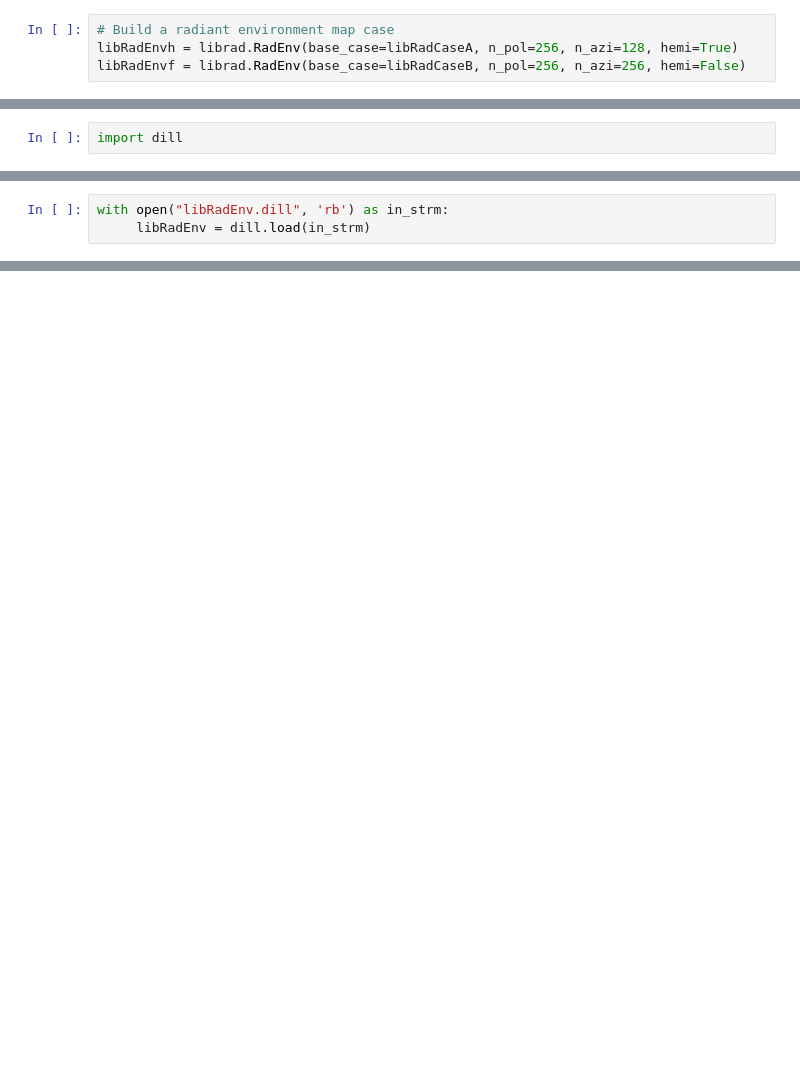
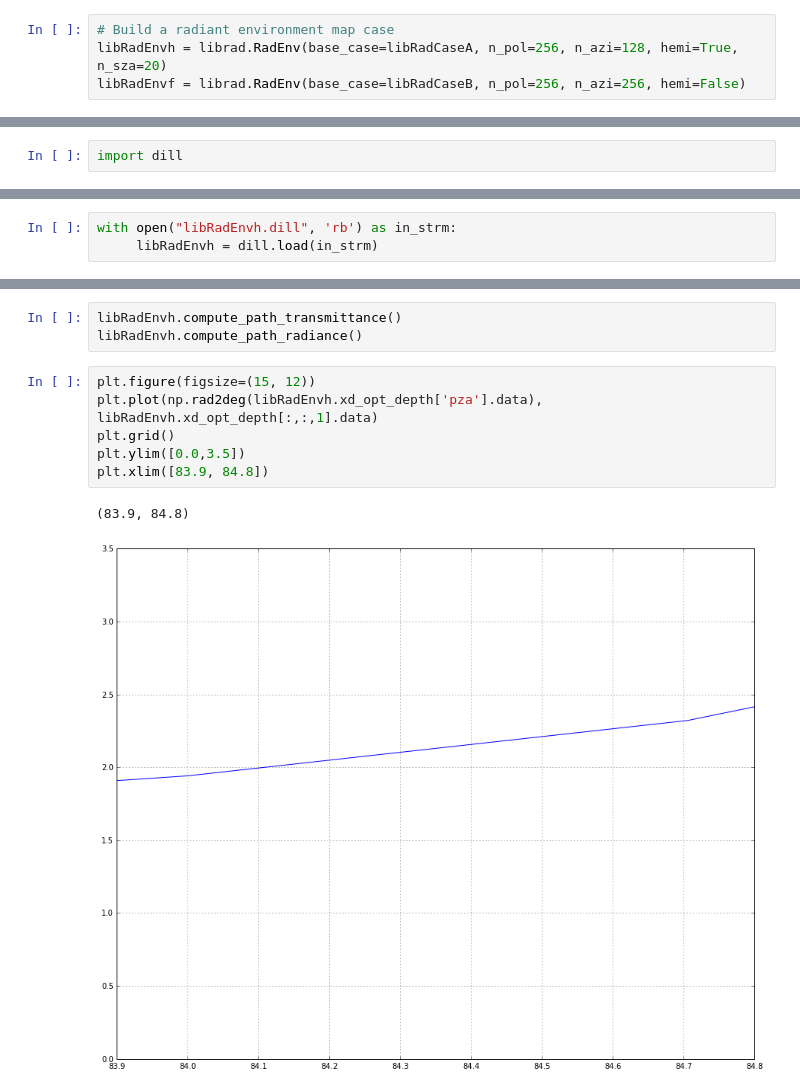
Before and after one commit to derekjgriffith/nbMORTICIA, a Jupyter notebook: rad/04a-Radiant-Env-Maps-RadEnv.ipynb, the cells around one changed output, grey strips where cells are left out. Cells and saved outputs as stored; diff of their text form; blank space fills up the shorter version.

```diff
--- a/rad/04a-Radiant-Env-Maps-RadEnv.ipynb
+++ b/rad/04a-Radiant-Env-Maps-RadEnv.ipynb
@@ -54,4 +35,4 @@ libRadCaseB.alter_option(['phi0', '0.0'])
 # %%
 # Build a radiant environment map case
-libRadEnvh = librad.RadEnv(base_case=libRadCaseA, n_pol=256, n_azi=128, hemi=True)
+libRadEnvh = librad.RadEnv(base_case=libRadCaseA, n_pol=256, n_azi=128, hemi=True, n_sza=20)
 libRadEnvf = librad.RadEnv(base_case=libRadCaseB, n_pol=256, n_azi=256, hemi=False)
@@ -76,3 +66,3 @@ dill.dump(libRadEnvf, open( "libRadEnvf.dill", "wb" ) )
 # %%
-with open("libRadEnv.dill", 'rb') as in_strm:
-     libRadEnv = dill.load(in_strm)
+with open("libRadEnvh.dill", 'rb') as in_strm:
+     libRadEnvh = dill.load(in_strm)
@@ -243,0 +96,12 @@ cenv.trans_cases[1].outfile
+# %%
+libRadEnvh.compute_path_transmittance()
+libRadEnvh.compute_path_radiance()
+# %%
+plt.figure(figsize=(15, 12))
+plt.plot(np.rad2deg(libRadEnvh.xd_opt_depth['pza'].data), libRadEnvh.xd_opt_depth[:,:,1].data)
+plt.grid()
+plt.ylim([0.0,3.5])
+plt.xlim([83.9, 84.8])
+# %% [output]
+(83.9, 84.8)
+[figure, added]
```
Also changed, not shown: parts of 90 cells of this notebook, 2 other files.
